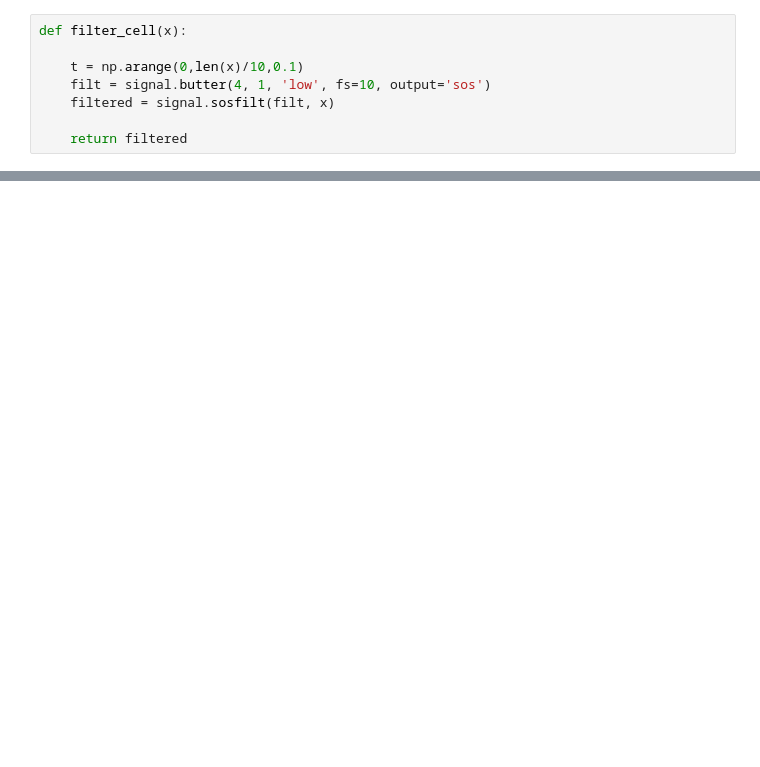
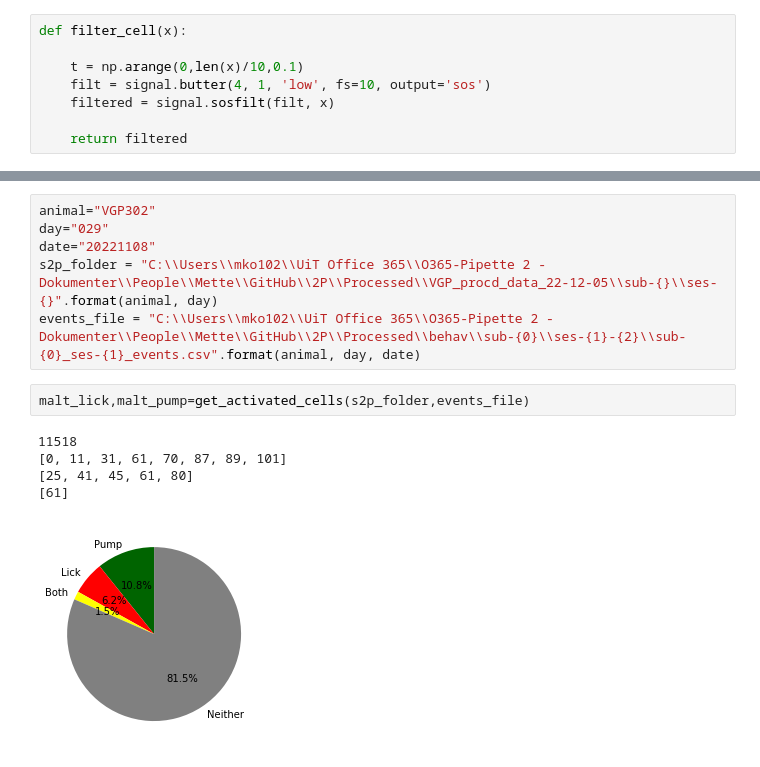
Before and after one commit to jetsetmette/VGP, a Jupyter notebook: notebooks/extract 2p data.ipynb, the cells around one changed output, grey strips where cells are left out. Saved outputs shown, nothing was run; the diff lists cells and outputs as text; blank space fills up the shorter version.

```diff
--- a/notebooks/extract 2p data.ipynb
+++ b/notebooks/extract 2p data.ipynb
@@ -178,0 +195,14 @@ miss 0.42519790347696007
+# %%
+animal="VGP302"
+day="029"
+date="20221108"
+s2p_folder = "C:\\Users\\mko102\\UiT Office 365\\O365-Pipette 2 - Dokumenter\\People\\Mette\\GitHub\\2P\\Processed\\VGP_procd_data_22-12-05\\sub-{}\\ses-{}".format(animal, day)
+events_file = "C:\\Users\\mko102\\UiT Office 365\\O365-Pipette 2 - Dokumenter\\People\\Mette\\GitHub\\2P\\Processed\\behav\\sub-{0}\\ses-{1}-{2}\\sub-{0}_ses-{1}_events.csv".format(animal, day, date)
+# %%
+malt_lick,malt_pump=get_activated_cells(s2p_folder,events_file)
+# %% [output]
+11518
+[0, 11, 31, 61, 70, 87, 89, 101]
+[25, 41, 45, 61, 80]
+[61]
+[figure, added]
```
Also changed, not shown: parts of 7 cells of this notebook.
